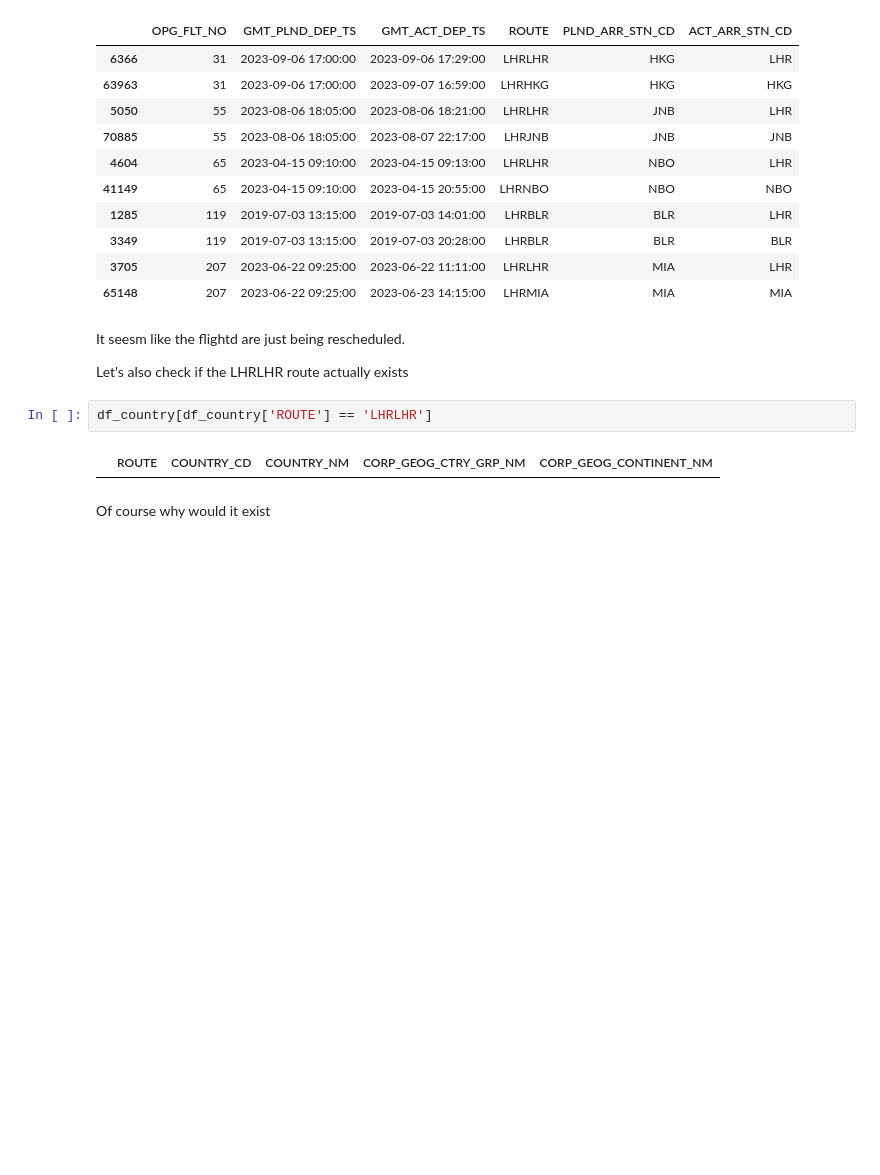
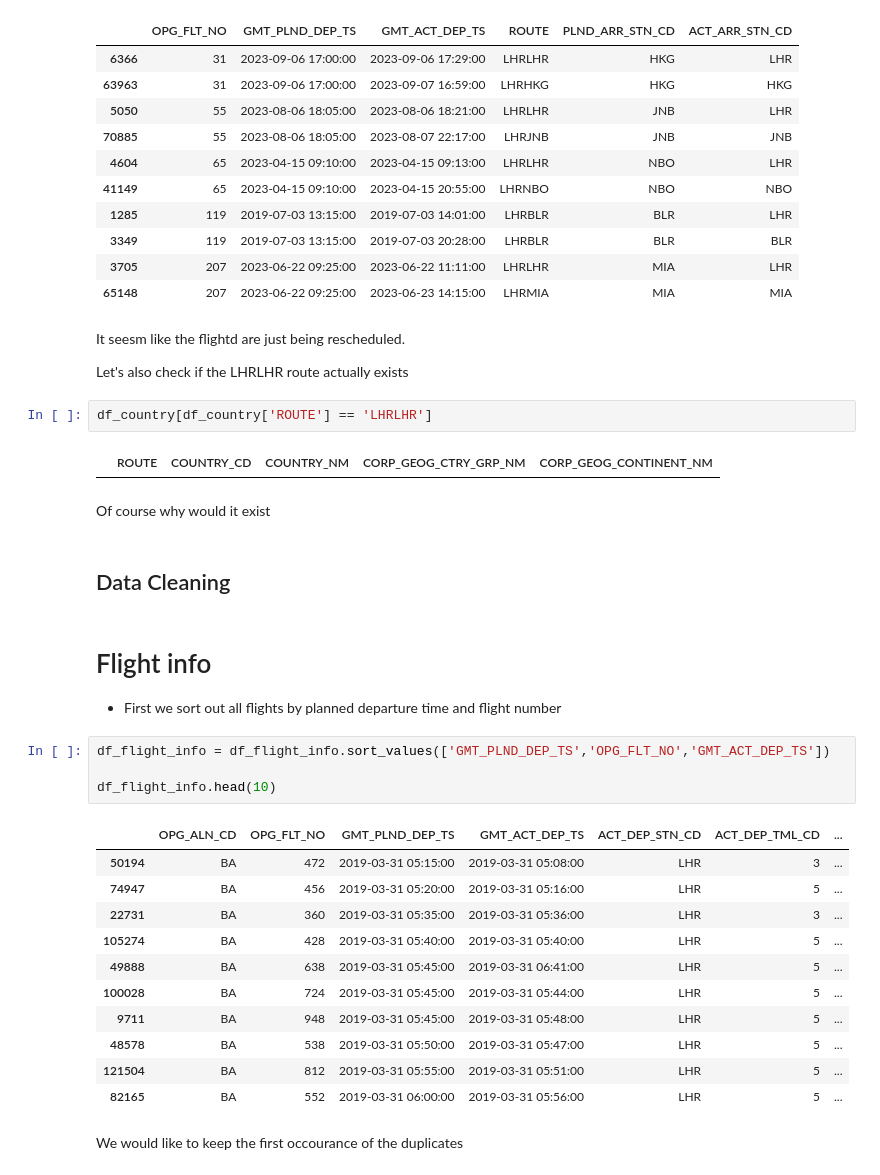
Before and after one commit to IanMaHKG-BA/Hackathon_Team_1, a Jupyter notebook: Ian's_Data_Discovery.ipynb, the cells around one changed output. Drawn from its saved outputs; the diff is of its cells as text; blank space fills up the shorter version.

```diff
--- a/Ian's_Data_Discovery.ipynb
+++ b/Ian's_Data_Discovery.ipynb
@@ -196,3 +204,26 @@ df_country[df_country['ROUTE'] == 'LHRLHR']
 |  | ROUTE | COUNTRY_CD | COUNTRY_NM | CORP_GEOG_CTRY_GRP_NM | CORP_GEOG_CONTINENT_NM |
 # %% [markdown]
 Of course why would it exist
+# %% [markdown]
+## Data Cleaning
+# %% [markdown]
+# Flight info
+- First we sort out all flights by planned departure time and flight number
+# %%
+df_flight_info = df_flight_info.sort_values(['GMT_PLND_DEP_TS','OPG_FLT_NO','GMT_ACT_DEP_TS'])
+
+df_flight_info.head(10)
+# %% [output]
+|  | OPG_ALN_CD | OPG_FLT_NO | GMT_PLND_DEP_TS | GMT_ACT_DEP_TS | ACT_DEP_STN_CD | ACT_DEP_TML_CD | ... |
+| 50194 | BA | 472 | 2019-03-31 05:15:00 | 2019-03-31 05:08:00 | LHR | 3 | ... |
+| 74947 | BA | 456 | 2019-03-31 05:20:00 | 2019-03-31 05:16:00 | LHR | 5 | ... |
+| 22731 | BA | 360 | 2019-03-31 05:35:00 | 2019-03-31 05:36:00 | LHR | 3 | ... |
+| 105274 | BA | 428 | 2019-03-31 05:40:00 | 2019-03-31 05:40:00 | LHR | 5 | ... |
+| 49888 | BA | 638 | 2019-03-31 05:45:00 | 2019-03-31 06:41:00 | LHR | 5 | ... |
+| 100028 | BA | 724 | 2019-03-31 05:45:00 | 2019-03-31 05:44:00 | LHR | 5 | ... |
+| 9711 | BA | 948 | 2019-03-31 05:45:00 | 2019-03-31 05:48:00 | LHR | 5 | ... |
+| 48578 | BA | 538 | 2019-03-31 05:50:00 | 2019-03-31 05:47:00 | LHR | 5 | ... |
+| 121504 | BA | 812 | 2019-03-31 05:55:00 | 2019-03-31 05:51:00 | LHR | 5 | ... |
+| 82165 | BA | 552 | 2019-03-31 06:00:00 | 2019-03-31 05:56:00 | LHR | 5 | ... |
+# %% [markdown]
+We would like to keep the first occourance of the duplicates
```
Also changed, not shown: parts of 6 cells of this notebook.
